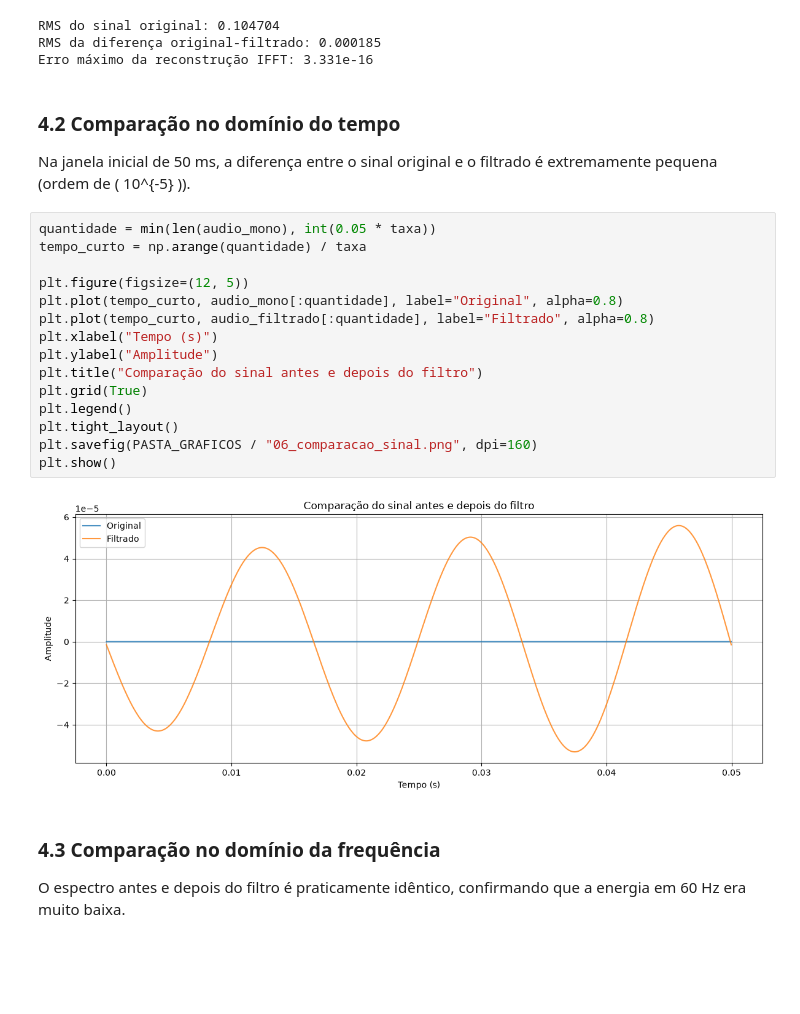
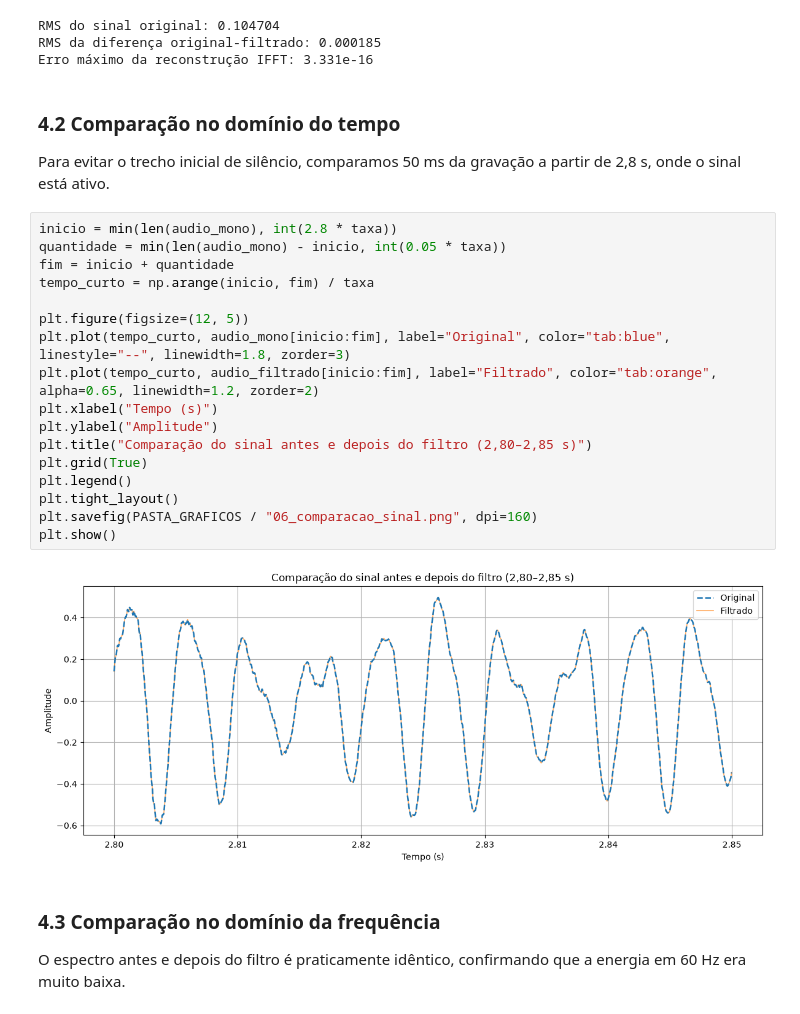
Before and after one commit to Cthulhyu/analisador_e_filtro_de_-udio_musical, a Jupyter notebook: main/Relatorio.ipynb, the cells around one changed output. Saved outputs shown, nothing was run; the diff lists cells and outputs as text; blank space fills up the shorter version.

```diff
--- a/main/Relatorio.ipynb
+++ b/main/Relatorio.ipynb
@@ -339,24 +339,26 @@ Erro máximo da reconstrução IFFT: 3.331e-16
 # %% [markdown]
 ### 4.2 Comparação no domínio do tempo
 
-Na janela inicial de 50 ms, a diferença entre o sinal original e o filtrado é extremamente pequena (ordem de \( 10^{-5} \)).
+Para evitar o trecho inicial de silêncio, comparamos 50 ms da gravação a partir de 2,8 s, onde o sinal está ativo.
 # %%
-quantidade = min(len(audio_mono), int(0.05 * taxa))
-tempo_curto = np.arange(quantidade) / taxa
+inicio = min(len(audio_mono), int(2.8 * taxa))
+quantidade = min(len(audio_mono) - inicio, int(0.05 * taxa))
+fim = inicio + quantidade
+tempo_curto = np.arange(inicio, fim) / taxa
 
 plt.figure(figsize=(12, 5))
-plt.plot(tempo_curto, audio_mono[:quantidade], label="Original", alpha=0.8)
-plt.plot(tempo_curto, audio_filtrado[:quantidade], label="Filtrado", alpha=0.8)
+plt.plot(tempo_curto, audio_mono[inicio:fim], label="Original", color="tab:blue", linestyle="--", linewidth=1.8, zorder=3)
+plt.plot(tempo_curto, audio_filtrado[inicio:fim], label="Filtrado", color="tab:orange", alpha=0.65, linewidth=1.2, zorder=2)
 plt.xlabel("Tempo (s)")
 plt.ylabel("Amplitude")
-plt.title("Comparação do sinal antes e depois do filtro")
+plt.title("Comparação do sinal antes e depois do filtro (2,80–2,85 s)")
 plt.grid(True)
 plt.legend()
 plt.tight_layout()
 plt.savefig(PASTA_GRAFICOS / "06_comparacao_sinal.png", dpi=160)
 plt.show()
 # %% [output]
-[figure, old version]
+[figure, new version]
 # %% [markdown]
 ### 4.3 Comparação no domínio da frequência
 
```
Also changed, not shown: parts of 3 cells of this notebook, 6 other files.
